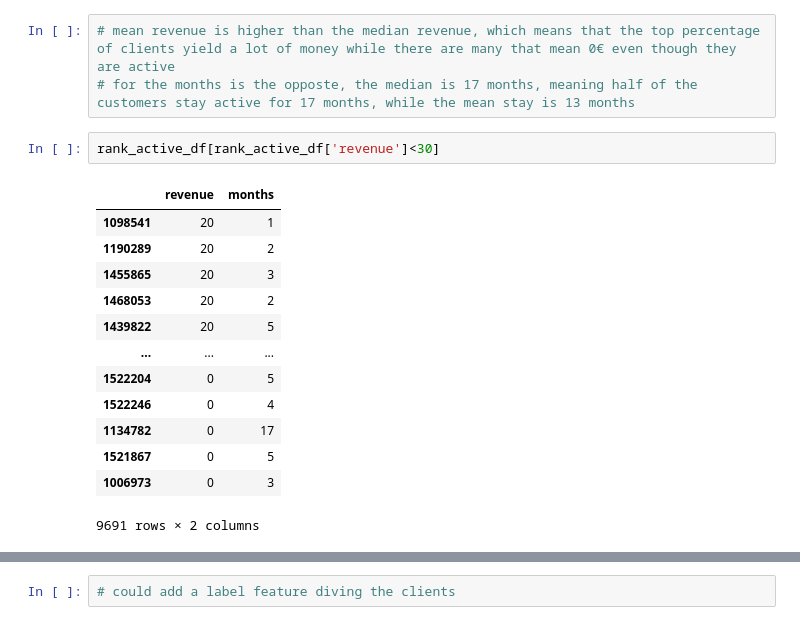
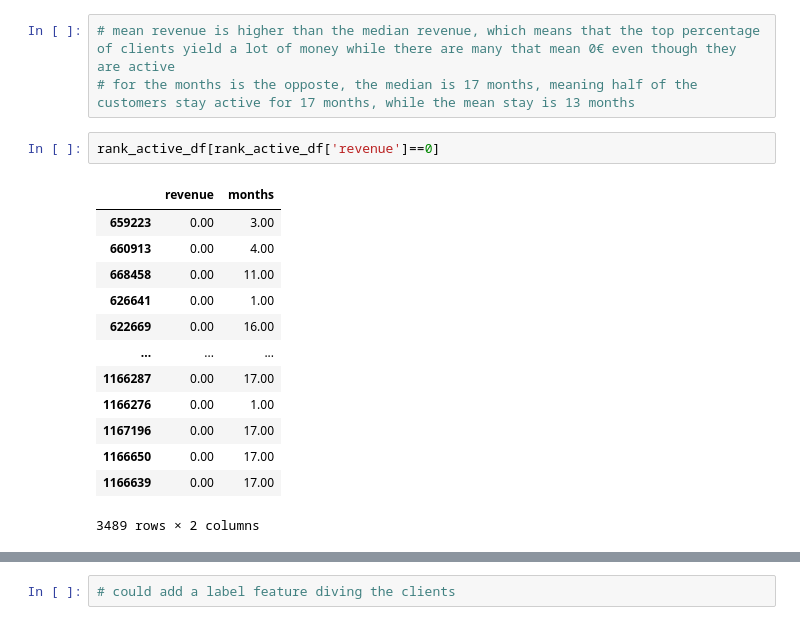
Before and after one commit to aggarcia1996/final_project_adjt, a Jupyter notebook: 02_EDA_Javier.ipynb, the cells around one changed output, grey strips where cells are left out. Drawn from its saved outputs; the diff is of its cells as text.

```diff
--- a/02_EDA_Javier.ipynb
+++ b/02_EDA_Javier.ipynb
@@ -550,18 +605,18 @@ rank_active_df.describe()
 # mean revenue is higher than the median revenue, which means that the top percentage of clients yield a lot of money while there are many that mean 0€ even though they are active
 # for the months is the opposte, the median is 17 months, meaning half of the customers stay active for 17 months, while the mean stay is 13 months
 # %%
-rank_active_df[rank_active_df['revenue']<30]
+rank_active_df[rank_active_df['revenue']==0]
 # %% [output]
 |  | revenue | months |
-| 1098541 | 20 | 1 |
-| 1190289 | 20 | 2 |
-| 1455865 | 20 | 3 |
-| 1468053 | 20 | 2 |
-| 1439822 | 20 | 5 |
+| 659223 | 0.00 | 3.00 |
+| 660913 | 0.00 | 4.00 |
+| 668458 | 0.00 | 11.00 |
+| 626641 | 0.00 | 1.00 |
+| 622669 | 0.00 | 16.00 |
 | ... | ... | ... |
-| 1522204 | 0 | 5 |
-| 1522246 | 0 | 4 |
-| 1134782 | 0 | 17 |
-| 1521867 | 0 | 5 |
-| 1006973 | 0 | 3 |
+| 1166287 | 0.00 | 17.00 |
+| 1166276 | 0.00 | 1.00 |
+| 1167196 | 0.00 | 17.00 |
+| 1166650 | 0.00 | 17.00 |
+| 1166639 | 0.00 | 17.00 |
-9691 rows × 2 columns
+3489 rows × 2 columns
```
Also changed, not shown: parts of 46 cells of this notebook.
